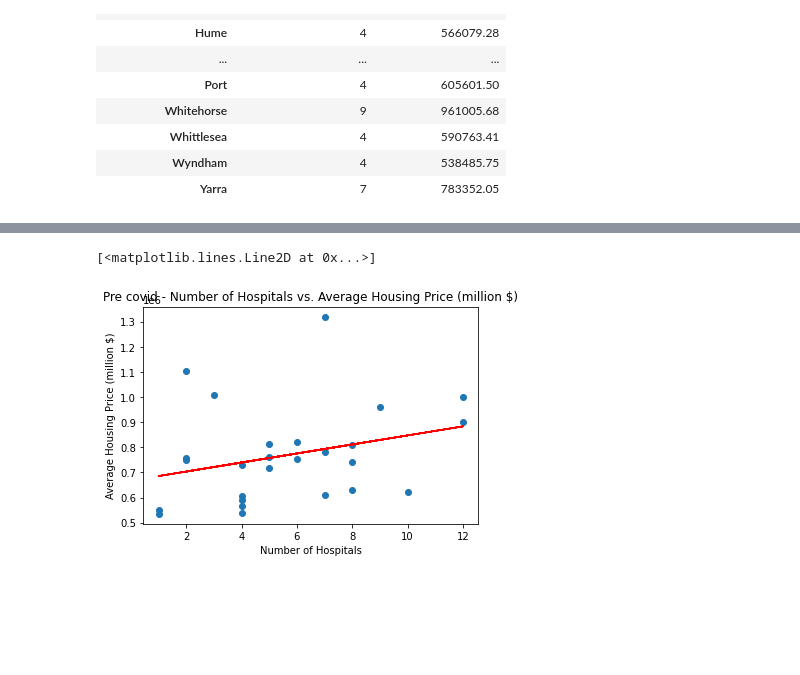
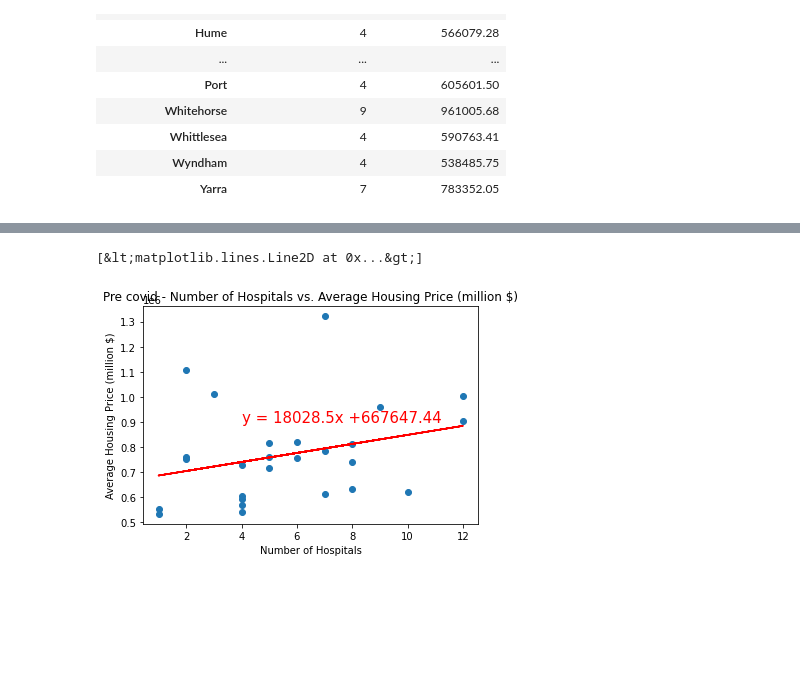
Before and after one commit to jeremychiaa/covid-victorian-real-estate, a Jupyter notebook: Hospital_data-clean-analysis.ipynb, the cells around one changed output, grey strips where cells are left out. Saved outputs shown, nothing was run; the diff lists cells and outputs as text; code cells hidden in the pictures; blank space fills up the shorter version.

Commit message:
linear regression line equation

```diff
--- a/Hospital_data-clean-analysis.ipynb
+++ b/Hospital_data-clean-analysis.ipynb
@@ -294,5 +294,5 @@ def create_linear_regression_plot(x_values, y_values, x_label, y_label, period,
 # Plot data with regression line
 x_values = filtered_data["Hospital Count per LGA"]
 y_values = filtered_data["House Price (million $)"]
-create_linear_regression_plot(x_values, y_values, "Number of Hospitals", "Average Housing Price (million $)", "Pre", (10,1.5), ylim=None)
+create_linear_regression_plot(x_values, y_values, "Number of Hospitals", "Average Housing Price (million $)", "Pre", (4,900000), ylim=None)
 # %% [output]
@@ -300,3 +300,3 @@ The r-squared is: 0.08410507608477118
 The correlation between both factors is 0.29
-[<matplotlib.lines.Line2D at 0x...>]
+[&lt;matplotlib.lines.Line2D at 0x...&gt;]
-[figure, old version]
+[figure, new version]
```
Also changed, not shown: parts of 2 cells of this notebook.
